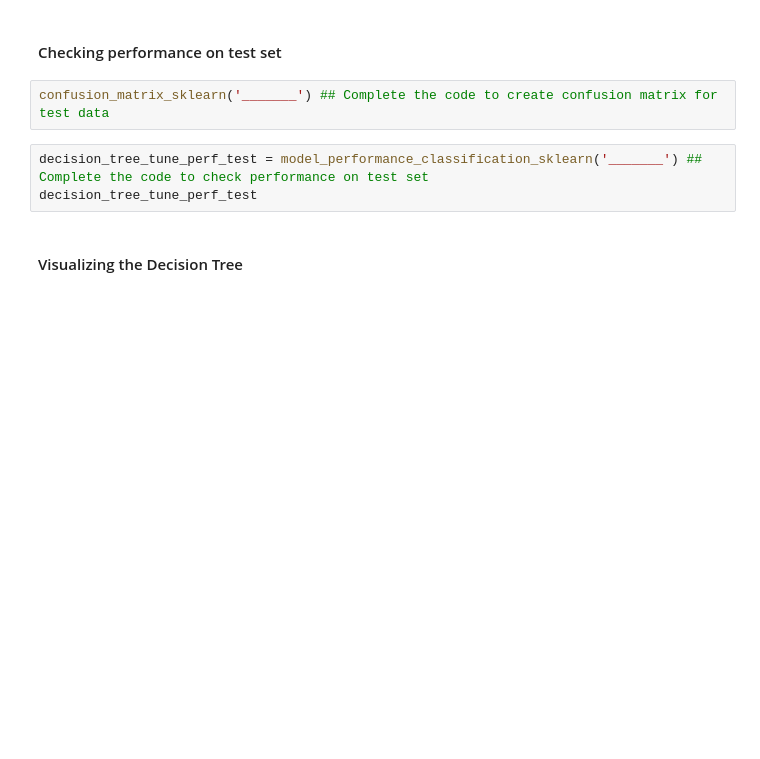
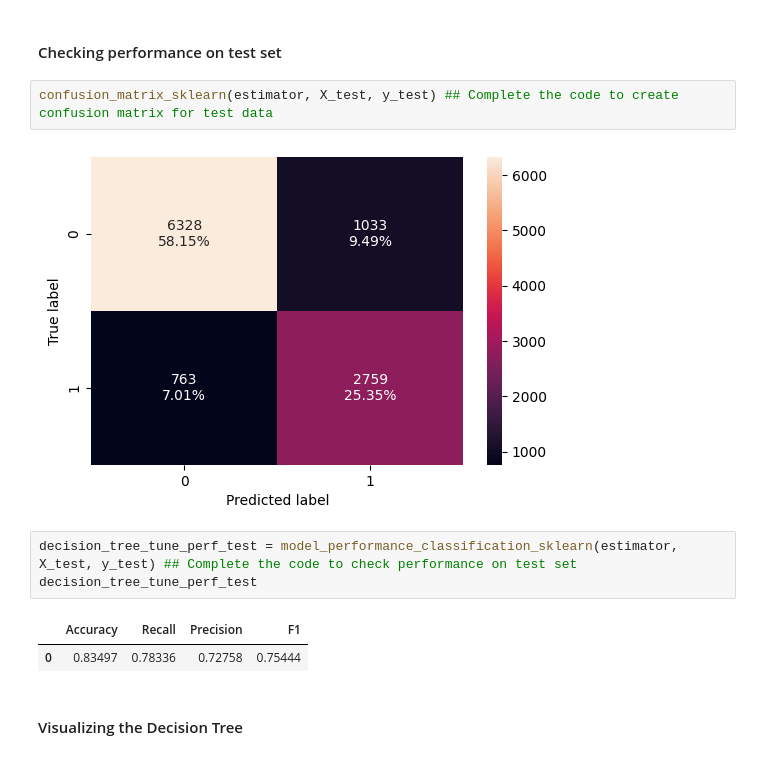
Before and after one commit to erika024/data-science, a Jupyter notebook: Copy_of_Project_SLC_DSBA_INNHotels_LowCode_V3_1.ipynb, the cells around one changed output. Drawn from its saved outputs; the diff is of its cells as text; blank space fills up the shorter version.

```diff
--- a/Copy_of_Project_SLC_DSBA_INNHotels_LowCode_V3_1.ipynb
+++ b/Copy_of_Project_SLC_DSBA_INNHotels_LowCode_V3_1.ipynb
@@ -1303,10 +1318,15 @@ decision_tree_tune_perf_train
 # %% [markdown]
 #### Checking performance on test set
 # %%
-confusion_matrix_sklearn('_______') ## Complete the code to create confusion matrix for test data
+confusion_matrix_sklearn(estimator, X_test, y_test) ## Complete the code to create confusion matrix for test data
+# %% [output]
+[figure, added]
 # %%
-decision_tree_tune_perf_test = model_performance_classification_sklearn('_______') ## Complete the code to check performance on test set
+decision_tree_tune_perf_test = model_performance_classification_sklearn(estimator, X_test, y_test) ## Complete the code to check performance on test set
 decision_tree_tune_perf_test
+# %% [output]
+|  | Accuracy | Recall | Precision | F1 |
+| 0 | 0.83497 | 0.78336 | 0.72758 | 0.75444 |
 # %% [markdown]
 #### Visualizing the Decision Tree
 # %%
```
Also changed, not shown: parts of 12 cells of this notebook.
